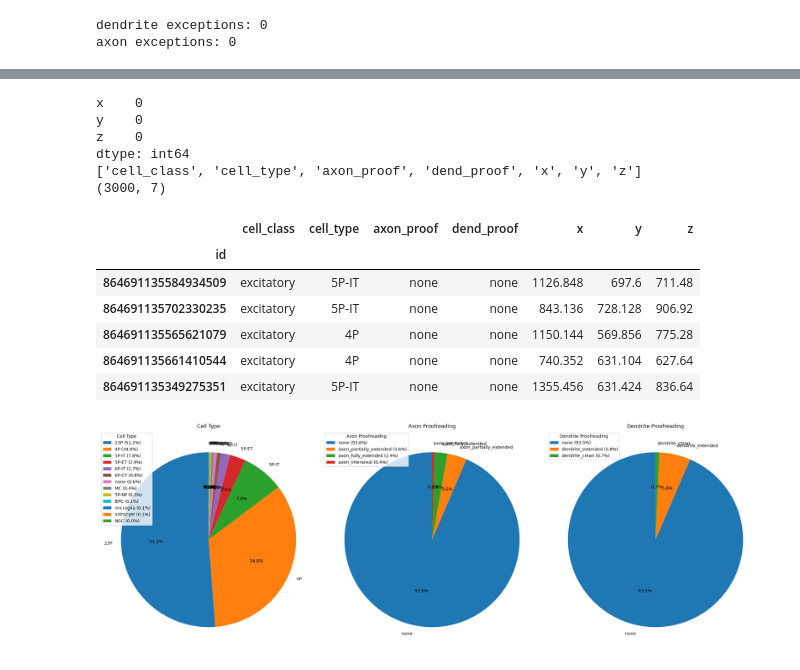
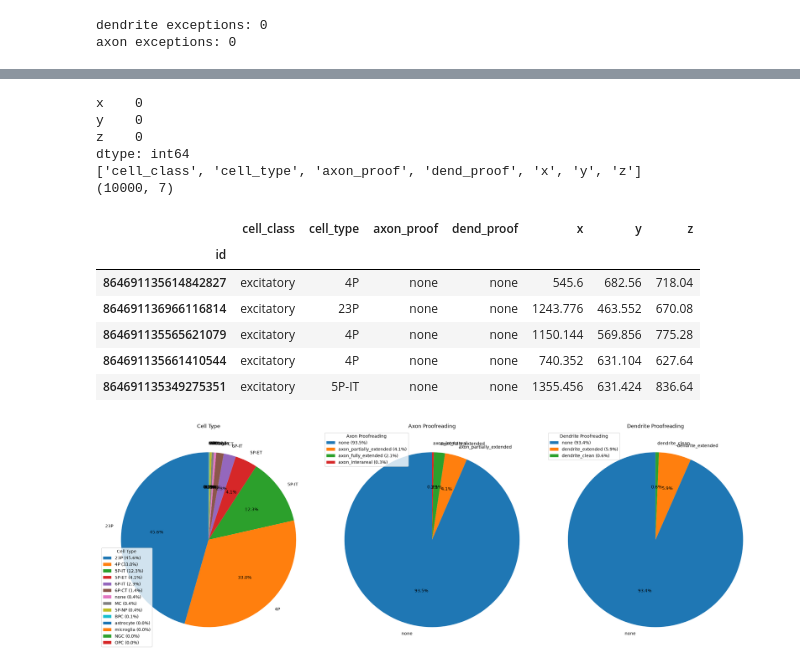
Before and after one commit to 12Jeef/NTAB_F26_Connectomics, a Jupyter notebook: jeffrey/official.ipynb, the cells around one changed output, grey strips where cells are left out. Saved outputs shown, nothing was run; the diff lists cells and outputs as text; code cells hidden in the pictures.

```diff
--- a/jeffrey/official.ipynb
+++ b/jeffrey/official.ipynb
@@ -65,6 +65,7 @@ raw_proof_df = raw_proof_df[raw_proof_df["valid"] == True]
 raw_proof_df.drop_duplicates(subset="pt_root_id", keep="first", inplace=True)
 raw_proof_df.set_index("pt_root_id", inplace=True)
 raw_proof_df.rename_axis("id", inplace=True)
+raw_proof_df.drop(index=0, inplace=True, errors="ignore")
 print(raw_proof_df.columns.to_list())
 display(raw_proof_df.head())
 
@@ -95,6 +96,7 @@ raw_coreg_df = raw_coreg_df[raw_coreg_df["valid"] == True]
 raw_coreg_df.drop_duplicates(subset="pt_root_id", keep="first", inplace=True)
 raw_coreg_df.set_index("pt_root_id", inplace=True)
 raw_coreg_df.rename_axis("id", inplace=True)
+raw_coreg_df.drop(index=0, inplace=True, errors="ignore")
 print(raw_coreg_df.columns.to_list())
 display(raw_coreg_df.head())
 # %% [output]
@@ -117,6 +119,7 @@ raw_celltype_df = raw_celltype_df[raw_celltype_df["valid"] == True]
 raw_celltype_df.drop_duplicates(subset="pt_root_id", keep="first", inplace=True)
 raw_celltype_df.set_index("pt_root_id", inplace=True)
 raw_celltype_df.rename_axis("id", inplace=True)
+raw_celltype_df.drop(index=0, inplace=True, errors="ignore")
 print(raw_celltype_df.columns.to_list())
 display(raw_celltype_df.head())
 # %% [output]
@@ -131,7 +134,7 @@ display(raw_celltype_df.head())
 # %%
 import pandas as pd
 
-ids = raw_coreg_df.index.to_list()[:3000]
+ids = raw_coreg_df.index.to_list()[:10000]
 
 cell_class_type_df = (
   raw_celltype_df[["classification_system", "cell_type"]]
@@ -152,39 +155,37 @@ axon_dend_proof_df = (
 axon_dend_proof_df.rename(columns={
   "strategy_axon": "axon_proof",
   "strategy_dendrite": "dend_proof",
 }, inplace=True)
 
 position_df = (
   raw_coreg_df[["pt_position_x", "pt_position_y", "pt_position_z"]]
   .reindex(ids)
 )
 position_df.rename(columns={
   "pt_position_x": "x",
   "pt_position_y": "y",
   "pt_position_z": "z",
 }, inplace=True)
-position_df["x"] = position_df["x"] / 1e3 # nm → µm
-position_df["y"] = position_df["y"] / 1e3
-position_df["z"] = position_df["z"] / 1e3
+position_df[["x", "y", "z"]] = (position_df[["x", "y", "z"]] / 1e3).apply(pd.to_numeric, errors="coerce") # nm → µm
 
 print(position_df.isna().sum()) # this should all be zeroes!!
 
 neurons_df = pd.concat([cell_class_type_df, axon_dend_proof_df, position_df], axis=1)
 
 print(neurons_df.columns.to_list())
 print(neurons_df.shape)
 display(neurons_df.head())
 # %% [output]
 x    0
 y    0
 z    0
 dtype: int64
 ['cell_class', 'cell_type', 'axon_proof', 'dend_proof', 'x', 'y', 'z']
-(3000, 7)
+(10000, 7)
 |  | cell_class | cell_type | axon_proof | dend_proof | x | y | z |
 | id |  |  |  |  |  |  |  |
-| 864691135584934509 | excitatory | 5P-IT | none | none | 1126.848 | 697.6 | 711.48 |
-| 864691135702330235 | excitatory | 5P-IT | none | none | 843.136 | 728.128 | 906.92 |
+| 864691135614842827 | excitatory | 4P | none | none | 545.6 | 682.56 | 718.04 |
+| 864691136966116814 | excitatory | 23P | none | none | 1243.776 | 463.552 | 670.08 |
 | 864691135565621079 | excitatory | 4P | none | none | 1150.144 | 569.856 | 775.28 |
 | 864691135661410544 | excitatory | 4P | none | none | 740.352 | 631.104 | 627.64 |
 | 864691135349275351 | excitatory | 5P-IT | none | none | 1355.456 | 631.424 | 836.64 |
@@ -242,4 +243,4 @@ axes[2].legend(
 plt.tight_layout()
 plt.show()
 # %% [output]
-[figure, old version]
+[figure, new version]
```
Also changed, not shown: parts of 15 cells of this notebook, 1 other file.
